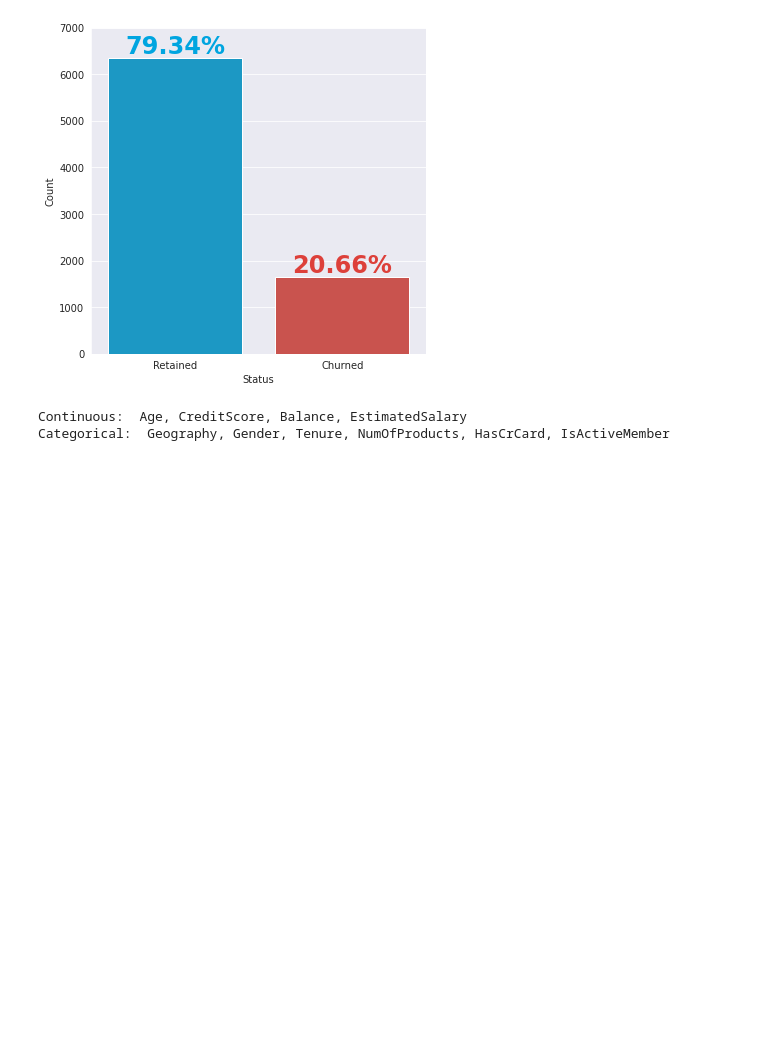
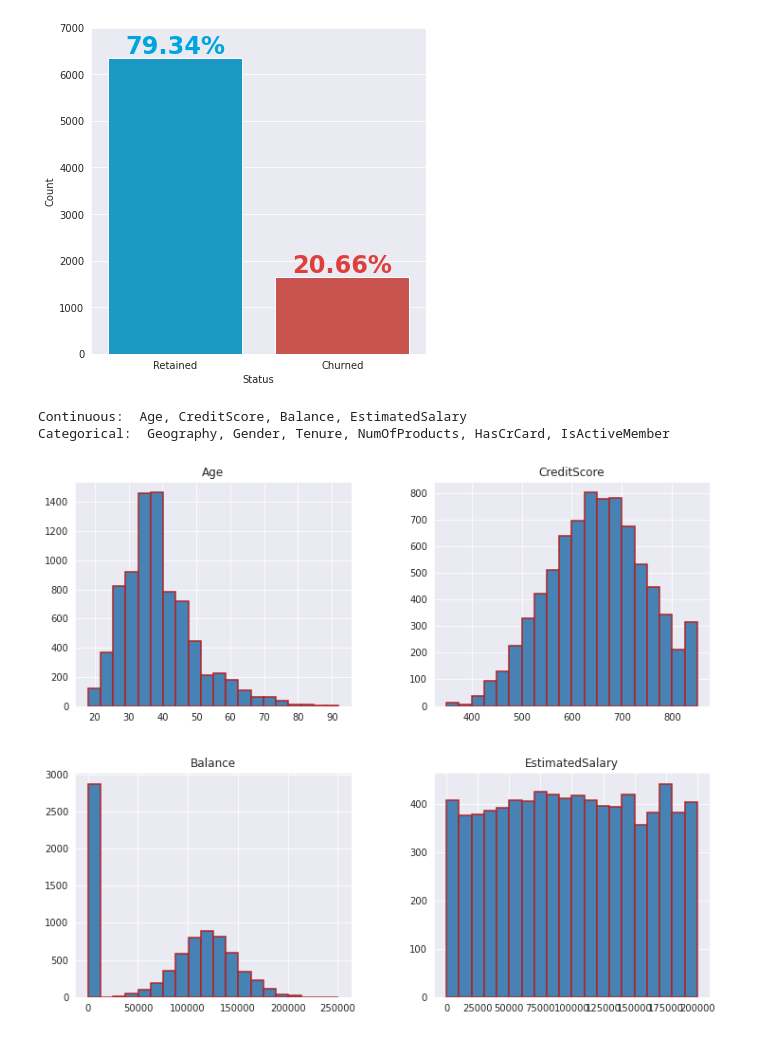
Before and after one commit to Data-Analytical-Thinking/Projeto_FMF, a Jupyter notebook: Cópia_de_Versão_original_bank_customer_churn_prediction.ipynb, the cells around one changed output. Saved outputs shown, nothing was run; the diff lists cells and outputs as text; code cells hidden in the pictures; blank space fills up the shorter version.

```diff
--- a/Cópia_de_Versão_original_bank_customer_churn_prediction.ipynb
+++ b/Cópia_de_Versão_original_bank_customer_churn_prediction.ipynb
@@ -758,3 +758,12 @@ print('Categorical: ', ', '.join(categorical))
 # %% [output]
 Continuous:  Age, CreditScore, Balance, EstimatedSalary
 Categorical:  Geography, Gender, Tenure, NumOfProducts, HasCrCard, IsActiveMember
+# %%
+train_df[continuous].hist(figsize=(12, 10),
+                          bins=20,
+                          layout=(2, 2),
+                          color='steelblue',
+                          edgecolor='firebrick',
+                          linewidth=1.5);
+# %% [output]
+[figure, added]
```
Also changed, not shown: parts of 1 cell of this notebook.
